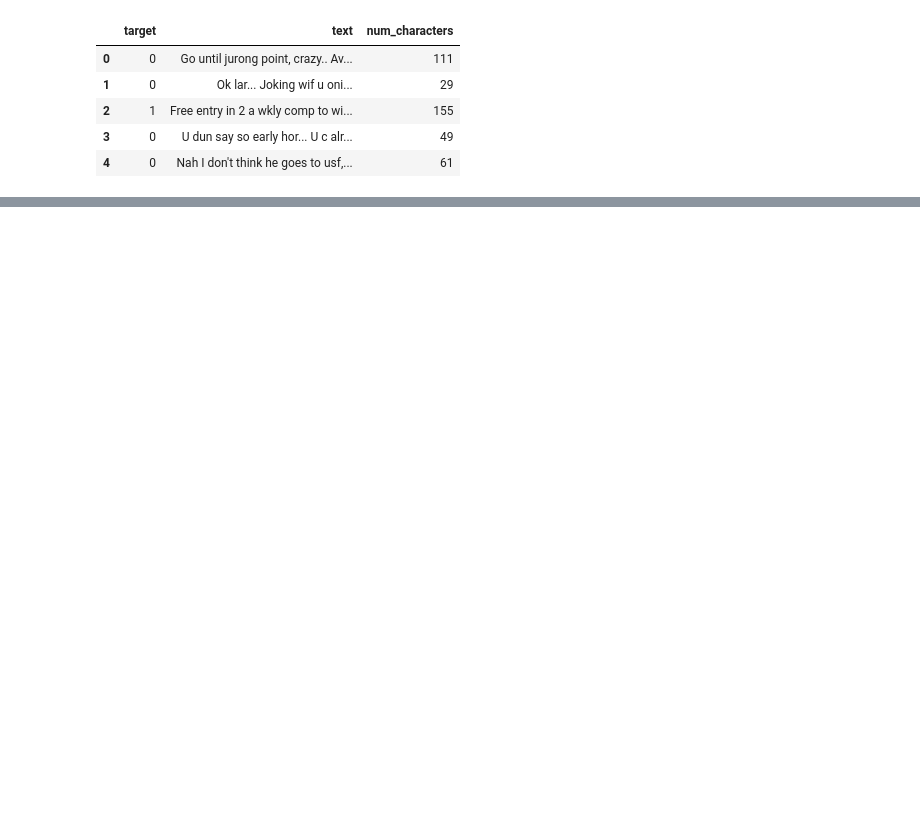
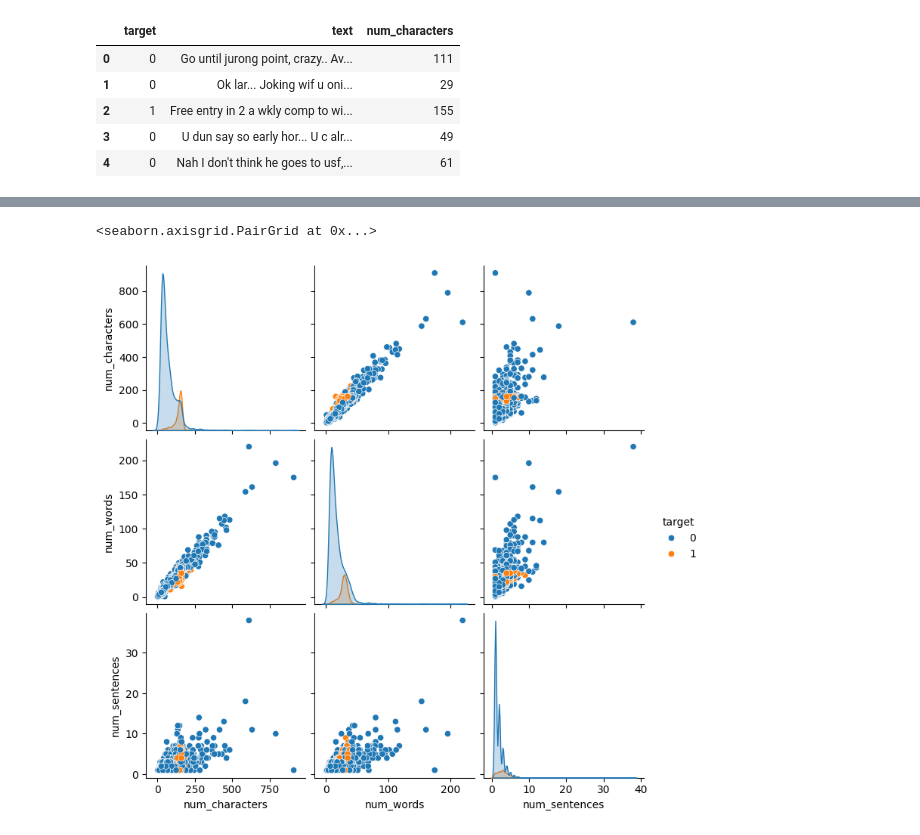
Before and after one commit to Harshittiwari2306/SMS-Spam-Detection-System, a Jupyter notebook: SMS_Spam_Detection.ipynb, the cells around one changed output, grey strips where cells are left out. Saved outputs shown, nothing was run; the diff lists cells and outputs as text; code cells hidden in the pictures; blank space fills up the shorter version.

```diff
--- a/SMS_Spam_Detection.ipynb
+++ b/SMS_Spam_Detection.ipynb
@@ -132,0 +193,5 @@ df['num_words'] = df['text'].apply(lambda len(x:nltk.word_tokenize(x)))
+# %%
+sns.pairplot(df,hue='target')
+# %% [output]
+<seaborn.axisgrid.PairGrid at 0x...>
+[figure, added]
```
Also changed, not shown: parts of 32 cells of this notebook.
